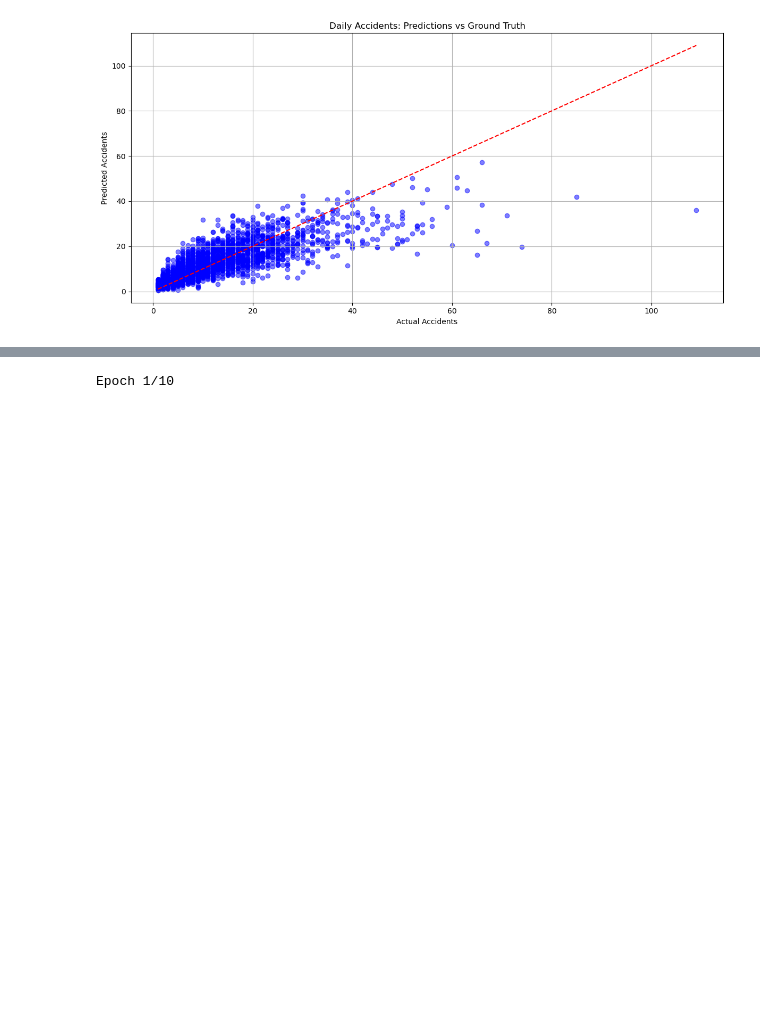
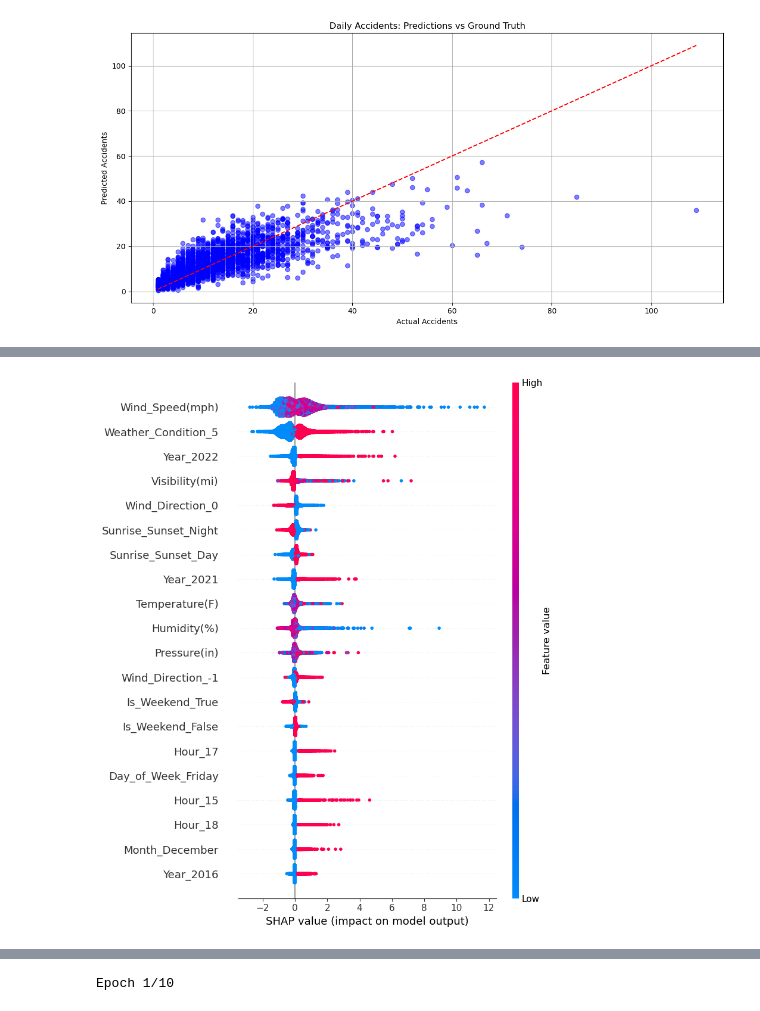
Before and after one commit to Dmytro-Bonislavskyi/team_project, a Jupyter notebook: Experiments/model_dmytro.ipynb, the cells around one changed output, grey strips where cells are left out. Saved outputs shown, nothing was run; the diff lists cells and outputs as text; code cells hidden in the pictures; blank space fills up the shorter version.

```diff
--- a/Experiments/model_dmytro.ipynb
+++ b/Experiments/model_dmytro.ipynb
@@ -512,0 +591,23 @@ plt.show()
+# %%
+import shap
+import numpy as np
+
+# Extract the fitted Random Forest model from the pipeline
+rf_model = rf_pipeline.named_steps['regressor']
+
+# Extract the preprocessor from the pipeline and transform X_train
+X_train_transformed = rf_pipeline.named_steps['preprocessor'].transform(X_train)
+
+# Create a SHAP explainer for the Random Forest model
+explainer = shap.TreeExplainer(rf_model)
+
+# Compute SHAP values for the transformed training set
+shap_values = explainer.shap_values(X_train_transformed)
+
+# Feature names for plotting
+feature_names = numerical_cols + list(rf_pipeline.named_steps['preprocessor'].transformers_[1][1].get_feature_names_out())
+
+# Plot SHAP values
+shap.summary_plot(shap_values, X_train_transformed, feature_names=feature_names)
+# %% [output]
+[figure, added]
```
Also changed, not shown: parts of 8 cells of this notebook, 5 other files.
